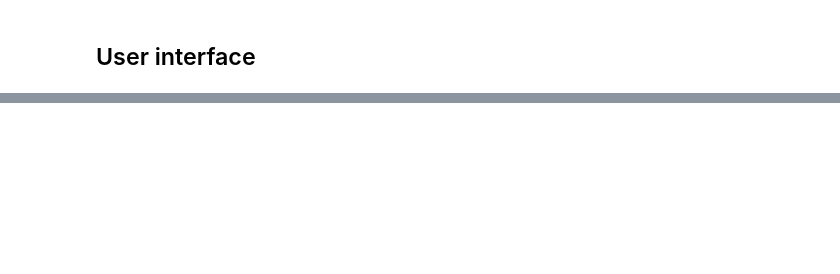
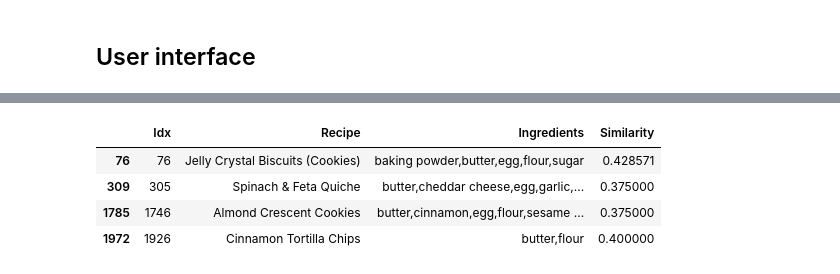
Before and after one commit to raphstrebel/ntds_project, a Jupyter notebook: project.ipynb, the cells around one changed output, grey strips where cells are left out. Saved outputs shown, nothing was run; the diff lists cells and outputs as text; code cells hidden in the pictures; blank space fills up the shorter version.

```diff
--- a/project.ipynb
+++ b/project.ipynb
@@ -866,0 +979,47 @@ display(ui,output)
+# %%
+# filter the forbidden recipes
+def checkForbiddenIngred(ingredList):
+    ingredList = ingredList.split(',')
+    result = True
+    if any([n in Not_wanted_ingredient for n in ingredList]):
+        result = False
+    return result
+# %%
+def computeFinalList(allIngredList):
+    allowedIndex = []
+    for i in range(N):
+        if checkForbiddenIngred(allIngredList[i]):
+            allowedIndex.append(i)
+
+
+    return allowedIndex
+# %%
+
+N = 10
+iterator = 0
+boolTest = False
+while not boolTest:
+    # put these best recipes in a dataframe
+    best_recipes_index = find_best_index(N)
+    best_recipes_df = best_cluster_df[np.array([True if i in best_recipes_index else False for i in range(best_cluster_df.shape[0])])]
+    best_recipes_df.head(10)
+    allIngredList = best_recipes_df['Ingredients'].values
+    allowedIndex = computeFinalList(allIngredList)
+    iterator += 1
+    if len(allowedIndex) > 0 or iterator > 4:
+        boolTest = True
+    else:
+        N = 3*N
+
+if(len(allowedIndex) > 0):
+    final_recipes = best_recipes_df[np.array([True if i in allowedIndex else False for i in range(best_recipes_df.shape[0])])]
+else:
+    print('No recipes found')
+
+final_recipes.head(10)
+# %% [output]
+|  | Idx | Recipe | Ingredients | Similarity |
+| 76 | 76 | Jelly Crystal Biscuits (Cookies) | baking powder,butter,egg,flour,sugar | 0.428571 |
+| 309 | 305 | Spinach & Feta Quiche | butter,cheddar cheese,egg,garlic,... | 0.375000 |
+| 1785 | 1746 | Almond Crescent Cookies | butter,cinnamon,egg,flour,sesame ... | 0.375000 |
+| 1972 | 1926 | Cinnamon Tortilla Chips | butter,flour | 0.400000 |
```
Also changed, not shown: parts of 16 cells of this notebook, 1 other file.
